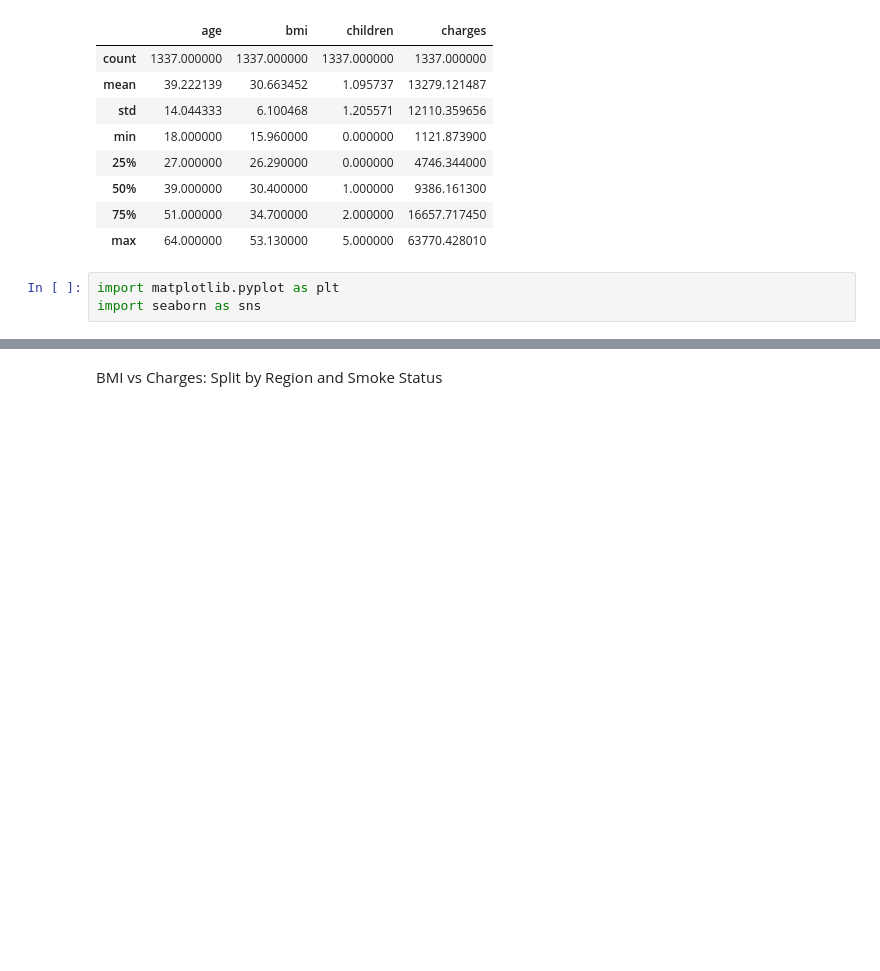
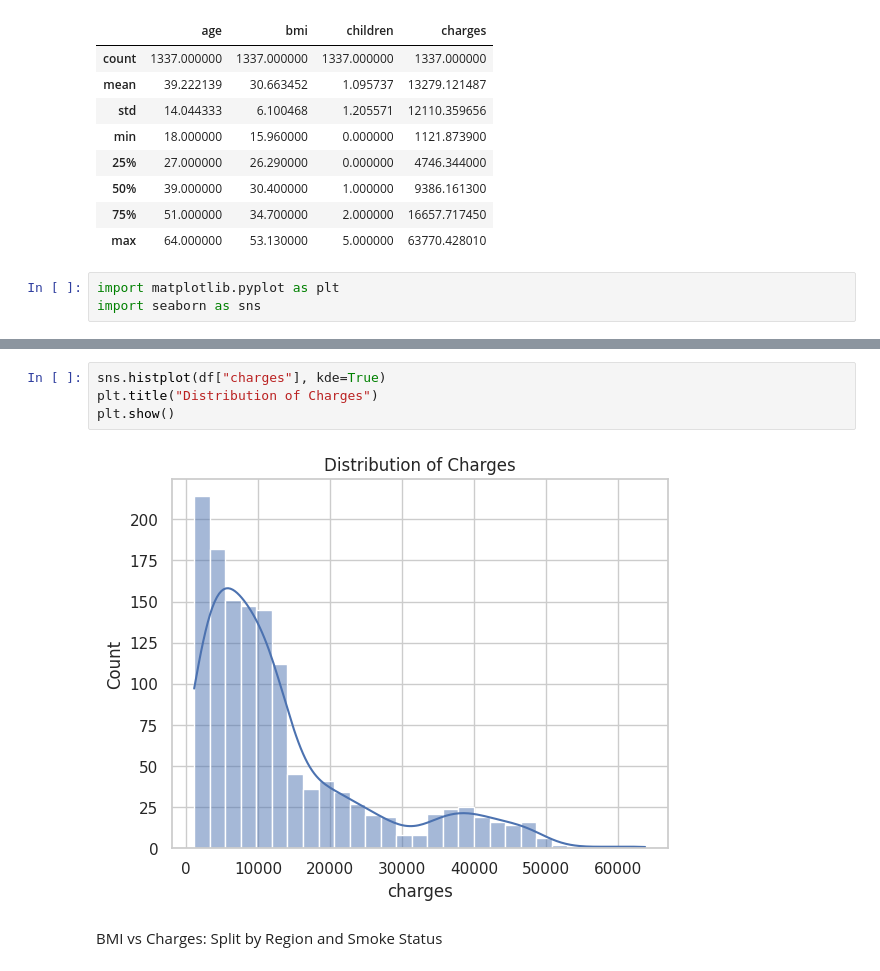
Before and after one commit to sankajithdjinasena/MachineLearningProjects, a Jupyter notebook: Medical_Cost_Prediction.ipynb, the cells around one changed output, grey strips where cells are left out. Cells and saved outputs as stored; diff of their text form; blank space fills up the shorter version.

```diff
--- a/Medical_Cost_Prediction.ipynb
+++ b/Medical_Cost_Prediction.ipynb
@@ -66,3 +75,9 @@ import seaborn as sns
+# %%
+sns.histplot(df["charges"], kde=True)
+plt.title("Distribution of Charges")
+plt.show()
+# %% [output]
+[figure, added]
 # %% [markdown]
 BMI vs Charges: Split by Region and Smoke Status
 # %%
```
Also changed, not shown: parts of 5 cells of this notebook.
